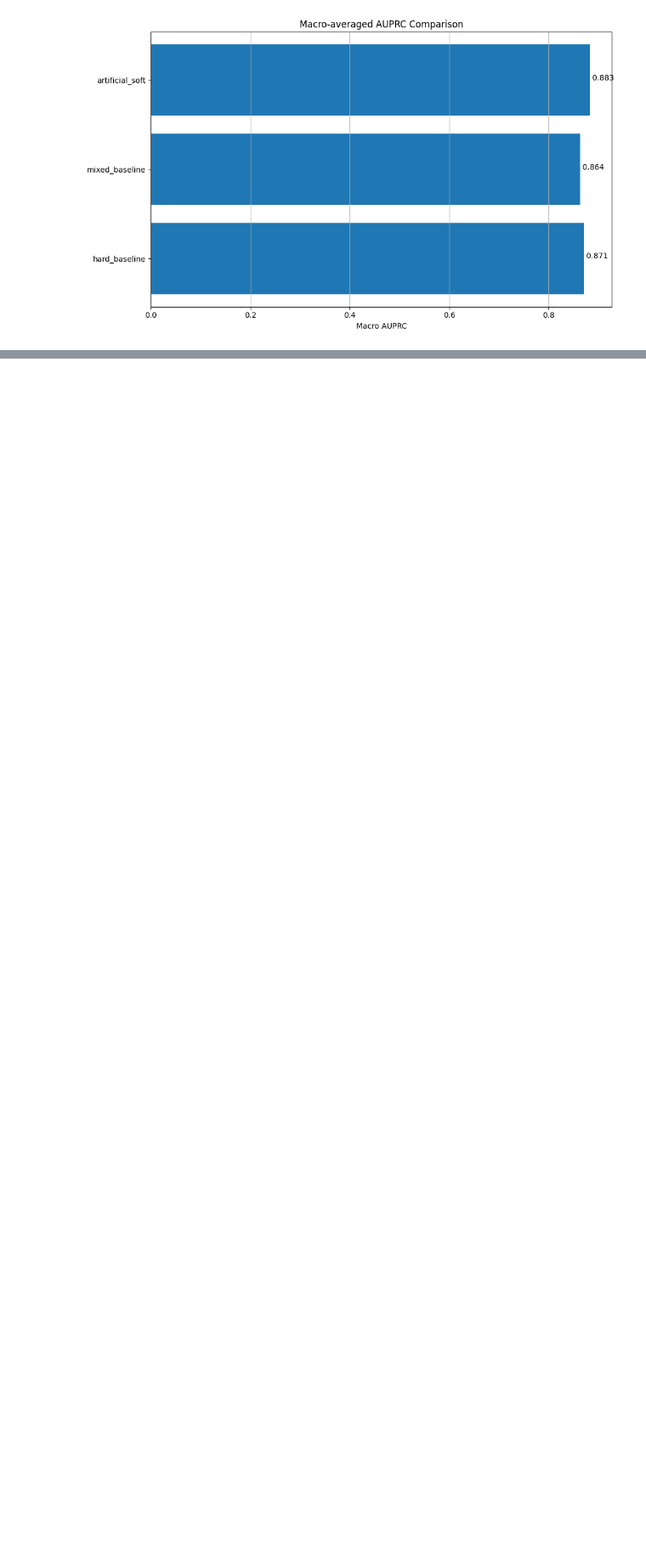
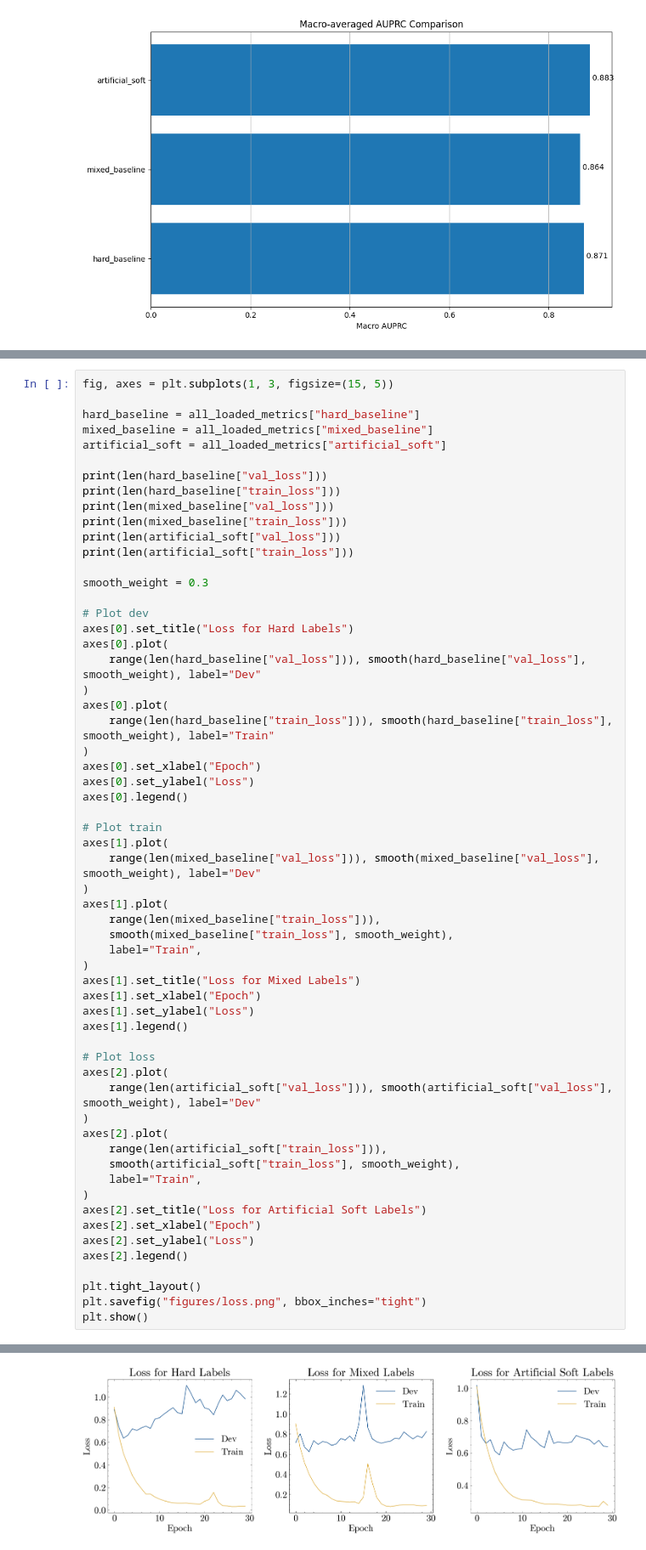
Before and after one commit to cdhmarsh/cs229_final_pub, a Jupyter notebook: uncertainty/updated_train.ipynb, the cells around one changed output, grey strips where cells are left out. Shown at 85% size. Cells and saved outputs as stored; diff of their text form; blank space fills up the shorter version.

```diff
--- a/uncertainty/updated_train.ipynb
+++ b/uncertainty/updated_train.ipynb
@@ -665,0 +727,60 @@ plt.show()
+# %%
+fig, axes = plt.subplots(1, 3, figsize=(15, 5))
+
+hard_baseline = all_loaded_metrics["hard_baseline"]
+mixed_baseline = all_loaded_metrics["mixed_baseline"]
+artificial_soft = all_loaded_metrics["artificial_soft"]
+
+print(len(hard_baseline["val_loss"]))
+print(len(hard_baseline["train_loss"]))
+print(len(mixed_baseline["val_loss"]))
+print(len(mixed_baseline["train_loss"]))
+print(len(artificial_soft["val_loss"]))
+print(len(artificial_soft["train_loss"]))
+
+smooth_weight = 0.3
+
+# Plot dev
+axes[0].set_title("Loss for Hard Labels")
+axes[0].plot(
+    range(len(hard_baseline["val_loss"])), smooth(hard_baseline["val_loss"], smooth_weight), label="Dev"
+)
+axes[0].plot(
+    range(len(hard_baseline["train_loss"])), smooth(hard_baseline["train_loss"], smooth_weight), label="Train"
+)
+axes[0].set_xlabel("Epoch")
+axes[0].set_ylabel("Loss")
+axes[0].legend()
+
+# Plot train
+axes[1].plot(
+    range(len(mixed_baseline["val_loss"])), smooth(mixed_baseline["val_loss"], smooth_weight), label="Dev"
+)
+axes[1].plot(
+    range(len(mixed_baseline["train_loss"])),
+    smooth(mixed_baseline["train_loss"], smooth_weight),
+    label="Train",
+)
+axes[1].set_title("Loss for Mixed Labels")
+axes[1].set_xlabel("Epoch")
+axes[1].set_ylabel("Loss")
+axes[1].legend()
+
+# Plot loss
+axes[2].plot(
+    range(len(artificial_soft["val_loss"])), smooth(artificial_soft["val_loss"], smooth_weight), label="Dev"
+)
+axes[2].plot(
+    range(len(artificial_soft["train_loss"])),
+    smooth(artificial_soft["train_loss"], smooth_weight),
+    label="Train",
+)
+axes[2].set_title("Loss for Artificial Soft Labels")
+axes[2].set_xlabel("Epoch")
+axes[2].set_ylabel("Loss")
+axes[2].legend()
+
+plt.tight_layout()
+plt.savefig("figures/loss.png", bbox_inches="tight")
+plt.show()
+# %% [output]
@@ -665,0 +793 @@ plt.show()
+[figure, added]
```
Also changed, not shown: parts of 5 cells of this notebook, 5 other files.
